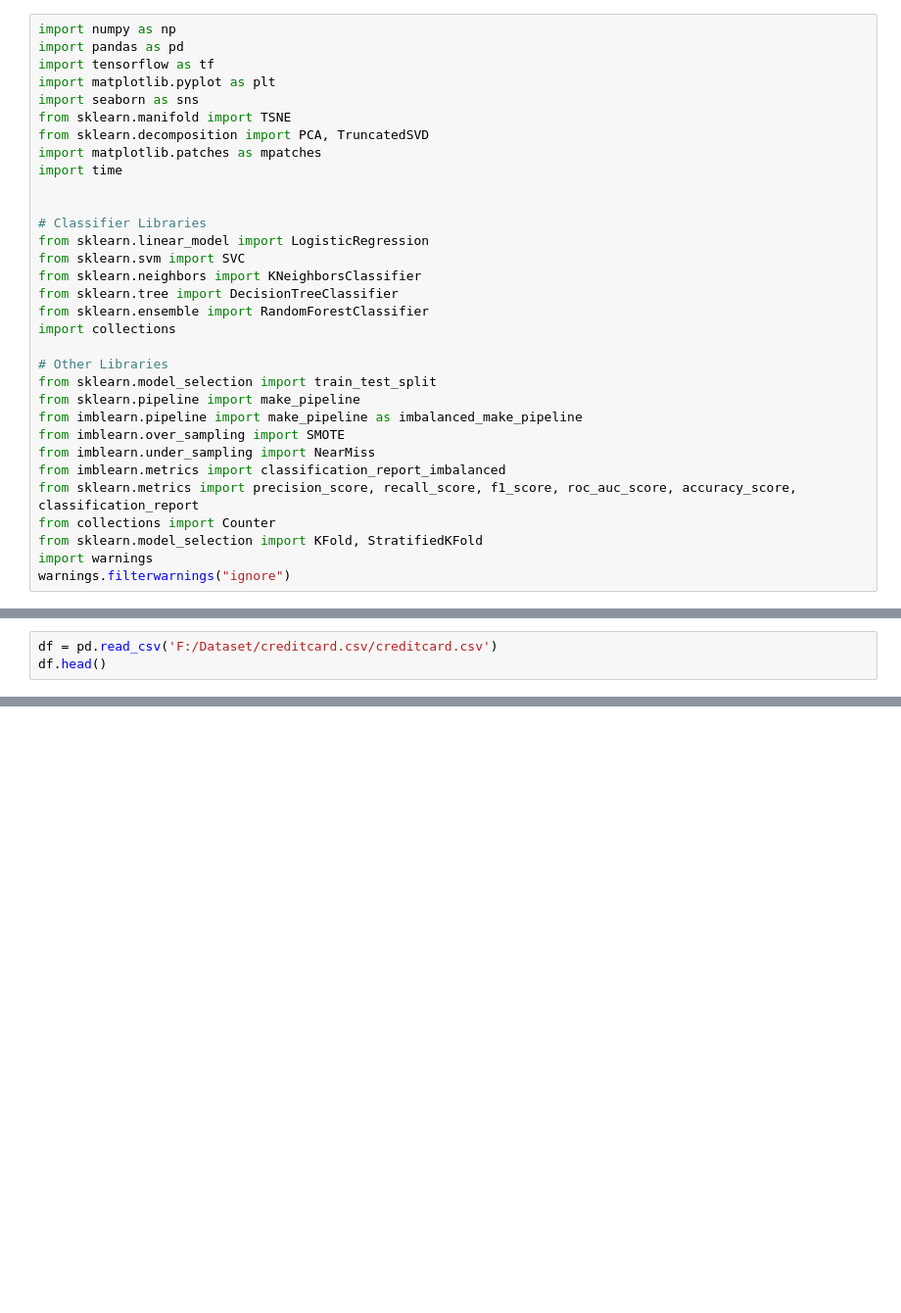
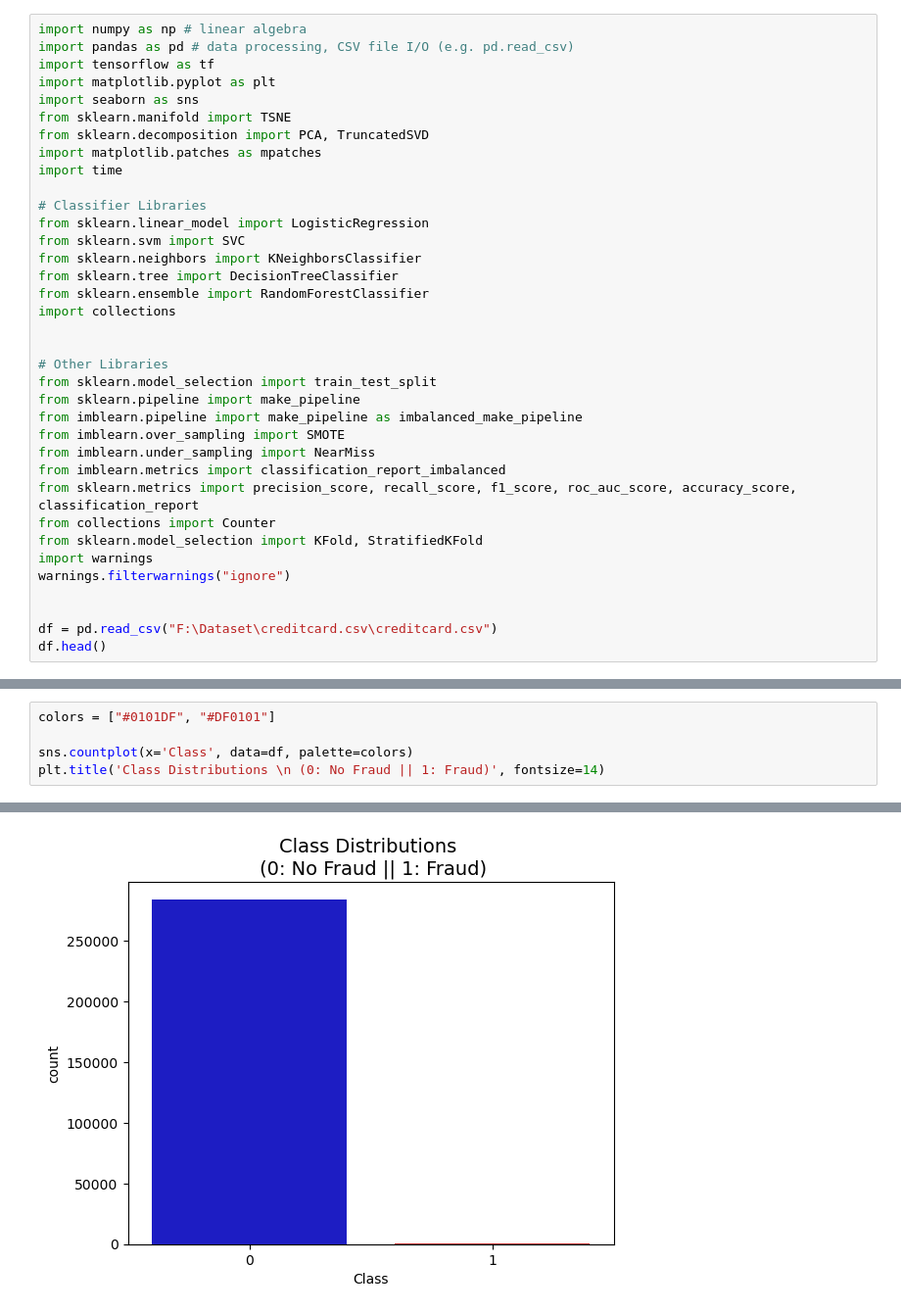
Before and after one commit to artimus07/Credit_Card, a Jupyter notebook: research/Experiment.ipynb, the cells around one changed output, grey strips where cells are left out. Shown at 98% size. Cells and saved outputs as stored; diff of their text form; blank space fills up the shorter version.

```diff
--- a/research/Experiment.ipynb
+++ b/research/Experiment.ipynb
@@ -1,6 +1,6 @@
 # %%
-import numpy as np
-import pandas as pd
+import numpy as np # linear algebra
+import pandas as pd # data processing, CSV file I/O (e.g. pd.read_csv)
 import tensorflow as tf
 import matplotlib.pyplot as plt
 import seaborn as sns
@@ -9,7 +9,6 @@ from sklearn.decomposition import PCA, TruncatedSVD
 import matplotlib.patches as mpatches
 import time
 
-
 # Classifier Libraries
 from sklearn.linear_model import LogisticRegression
 from sklearn.svm import SVC
@@ -17,6 +16,7 @@ from sklearn.neighbors import KNeighborsClassifier
 from sklearn.tree import DecisionTreeClassifier
 from sklearn.ensemble import RandomForestClassifier
 import collections
+
 
 # Other Libraries
 from sklearn.model_selection import train_test_split
@@ -30,3 +30,7 @@ from collections import Counter
 from sklearn.model_selection import KFold, StratifiedKFold
 import warnings
 warnings.filterwarnings("ignore")
+
+
+df = pd.read_csv("F:\Dataset\creditcard.csv\creditcard.csv")
+df.head()
@@ -33,3 +44,0 @@ warnings.filterwarnings("ignore")
-# %%
-df = pd.read_csv('F:/Dataset/creditcard.csv/creditcard.csv')
-df.head()
@@ -43,0 +76,6 @@ df.head()
+# %%
+colors = ["#0101DF", "#DF0101"]
+
+sns.countplot(x='Class', data=df, palette=colors)
+plt.title('Class Distributions \n (0: No Fraud || 1: Fraud)', fontsize=14)
+# %% [output]
@@ -43,0 +83 @@ df.head()
+[figure, added]
```
Also changed, not shown: parts of 29 cells of this notebook.
